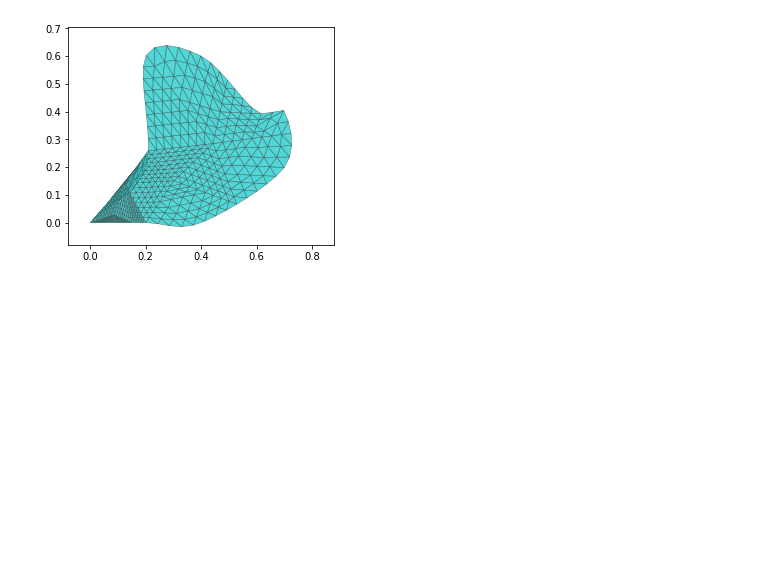
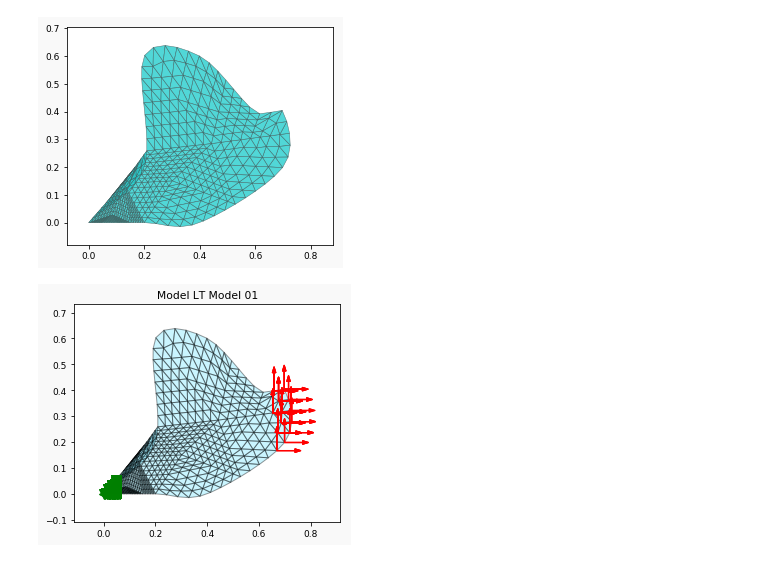
Before and after one commit to JorgeDeLosSantos/nusa, a Jupyter notebook: docs/nusa-info/es/test-lt.ipynb, the cells around one changed output. Cells and saved outputs as stored; diff of their text form; code cells hidden in the pictures; blank space fills up the shorter version.

```diff
--- a/docs/nusa-info/es/test-lt.ipynb
+++ b/docs/nusa-info/es/test-lt.ipynb
@@ -1,10 +1,45 @@
-# %%
-%matplotlib inline
-from nusa import *
-from nusa.mesh import *
-
-m = Modeler()
-m.generate_mesh_from_file(r"C:\Users\delos\Documents\PX1502 - NuSA\nusa\docs\nusa-info\es\src\linear-triangle-element\simple.msh")
-m.plot_mesh()
-# %% [output]
-[figure, removed]
+# %%
+%matplotlib inline
+from nusa import *
+from nusa.mesh import *
+
+m = Modeler()
+BB, ES = 1, 0.1
+nc, ec = m.generate_mesh_from_file(r"C:\Users\delos\Documents\PX1502 - NuSA\nusa\docs\nusa-info\es\src\linear-triangle-element\simple.msh")
+m.plot_mesh()
+x,y = nc[:,0], nc[:,1]
+
+nodos = []
+elementos = []
+
+for k,nd in enumerate(nc):
+    cn = Node((x[k],y[k]))
+    nodos.append(cn)
+
+for k,elm in enumerate(ec):
+    i,j,m = int(elm[0]),int(elm[1]),int(elm[2])
+    ni,nj,nm = nodos[i],nodos[j],nodos[m]
+    ce = LinearTriangle((ni,nj,nm),200e9,0.3,0.25)
+    elementos.append(ce)
+
+m = LinearTriangleModel()
+for node in nodos: m.add_node(node)
+for elm in elementos: m.add_element(elm)
+
+# Aplicando condiciones de frontera en los extremos
+minx, maxx = min(x), max(x)
+miny, maxy = min(y), max(y)
+
+P = 1000 # 100e3/((BB/ES)+1)
+
+for node in nodos:
+    if abs(node.x - minx) < 0.05:
+        m.add_constraint(node, ux=0, uy=0)
+    if abs(node.x - maxx) < 0.15:
+        m.add_force(node, (P, P))
+
+m.plot_model()
+m.solve()
+# %% [output]
+[figure, added]
+[figure, added]
```
Also changed, not shown: parts of 1 cell of this notebook, 5 other files.
